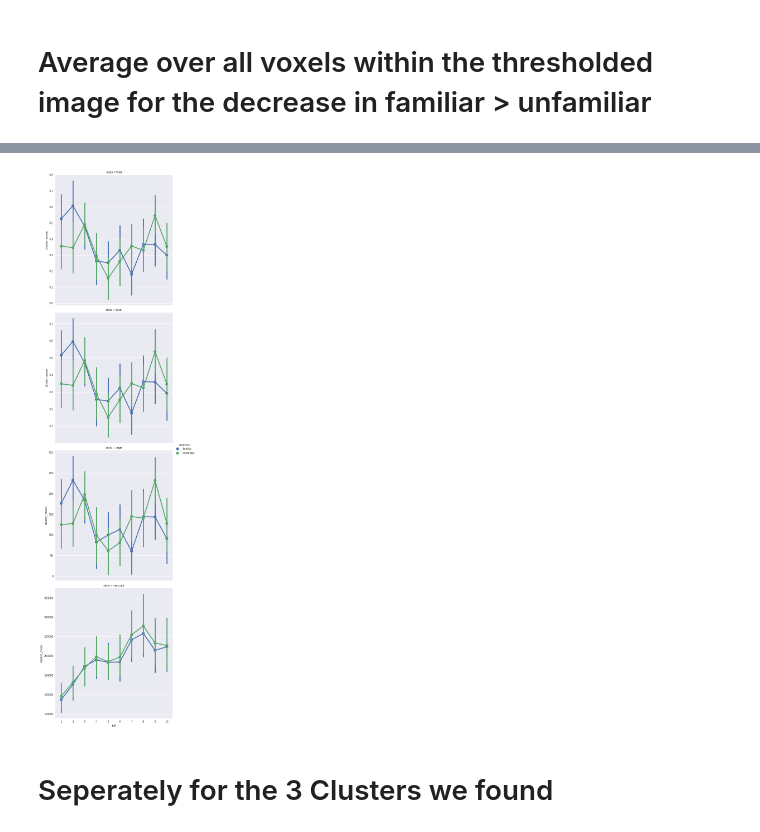
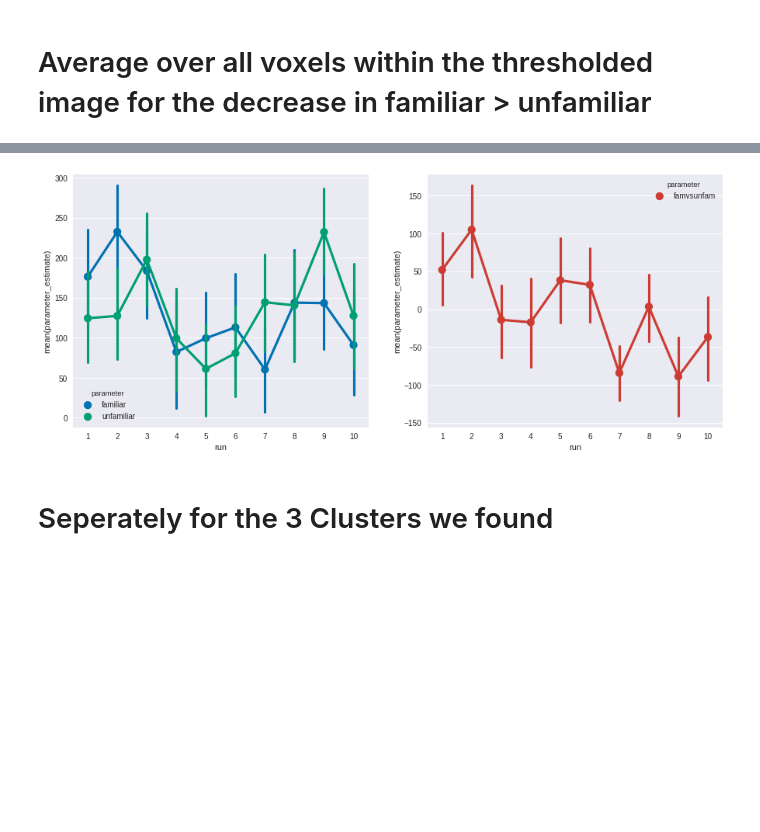
Before and after one commit to oliver-contier/famface-temporal-dynamics, a Jupyter notebook: notebooks/plot_mean_betas.ipynb, the cells around one changed output, grey strips where cells are left out. Saved outputs shown, nothing was run; the diff lists cells and outputs as text; code cells hidden in the pictures; blank space fills up the shorter version.

Commit message:
restructured plots to have parameters and contrast side by side, and focused on cope estmiates

```diff
--- a/notebooks/plot_mean_betas.ipynb
+++ b/notebooks/plot_mean_betas.ipynb
@@ -19,6 +12,8 @@ The minimum supported version is 2.4.6
 # %%
-# append data from one subject to a data frame
 def append_sub(csvfile, sub, ptype):
+    """
+    append data from one subject to a data frame
+    """
 
     df = pd.DataFrame()
 
@@ -28,7 +23,7 @@ def append_sub(csvfile, sub, ptype):
     # iterate over the 3 clusters
     for c in list(csv_df.columns.values):
 
-        data = {'cluster_mean': csv_df[c],
+        data = {'parameter_estimate': csv_df[c],
                 'roi': (list(csv_df.columns.values).index(c)+1),
                 'run': range(1, len(csv_df)+1),
                 'subject': sub,
@@ -42,17 +37,19 @@ def append_sub(csvfile, sub, ptype):
     return result_df
 # %%
 def extract_all(parameters, parameter_types, outdir):
+    """
+    extract all data from csv files into pandas, given parameters,
+    parameter types, and output directory of the csv files.
+    """
 
-    # initialize data frame
     final_df = pd.DataFrame()
-
-    # directory with csv files
     outdir = join('/data/famface/openfmri/oli/results/extract_betas/results/', outdir)
 
     # append for each condition and each subject
     for ptype in parameter_types:
         for parameter in parameters:
             for sub in range(1, 34):
+                # call function defined above
                 csvfile = join(outdir, 'sub%03d' % sub, '%s_mean_%s_sub%03d.csv' % (parameter, ptype, sub))
                 df_with_sub = append_sub(csvfile, sub, ptype)
                 df_with_sub['parameter'] = parameter
@@ -86,13 +82,28 @@ print(df_cl.tail())
+# %%
+# create my own color palette for convenience
+ocred=sns.hls_palette(8, l=.5, s=0.6)
 # %%
 # average over all clusters
 # to get a rough idea about the differences in magnitude between the parameter estimates
 
-ax_av = sns.factorplot('run', hue='parameter', y='cluster_mean',
-                        data=df_cl[(df_cl.parameter == 'familiar') | (df_cl.parameter=='unfamiliar')],
-                        kind='point', size=7,
-                        row='stats', sharey=False,
+# initiating subplots
+fig, (ax1, ax2) = plt.subplots(ncols=2, sharey=False, figsize=(15,6))
+
+# plot two columns
+c1 = sns.factorplot('run', hue='parameter', y='parameter_estimate', ax=ax1, palette='colorblind',
+                        data=df_cl[df_cl.stats=='cope'][(df_cl.parameter == 'familiar') | (df_cl.parameter=='unfamiliar')],
+                        kind='point',
                         ci=95)
+
+c2 = sns.factorplot('run', hue='parameter', y='parameter_estimate', ax=ax2, palette=ocred,
+                        data=df_cl[df_cl.stats=='cope'][df_cl.parameter == 'famvsunfam'],
+                        kind='point',
+                        ci=95)
+
+# close redundent subplots, that are produced for unknown reasons...
+plt.close(c1.fig)
+plt.close(c2.fig)
 # %% [output]
-[figure, old version]
+[figure, new version]
 # %% [markdown]
 # Seperately for the 3 Clusters we found
```
Also changed, not shown: parts of 17 cells of this notebook.
